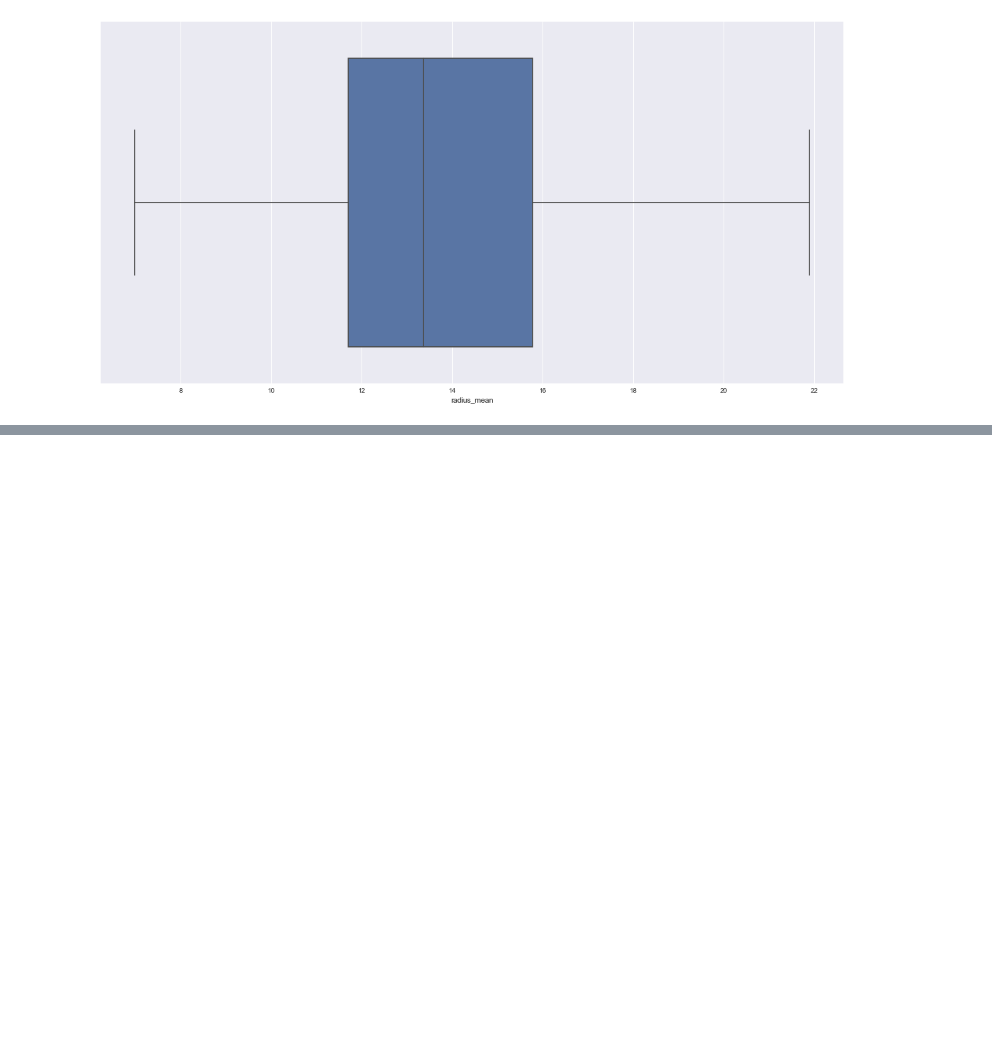
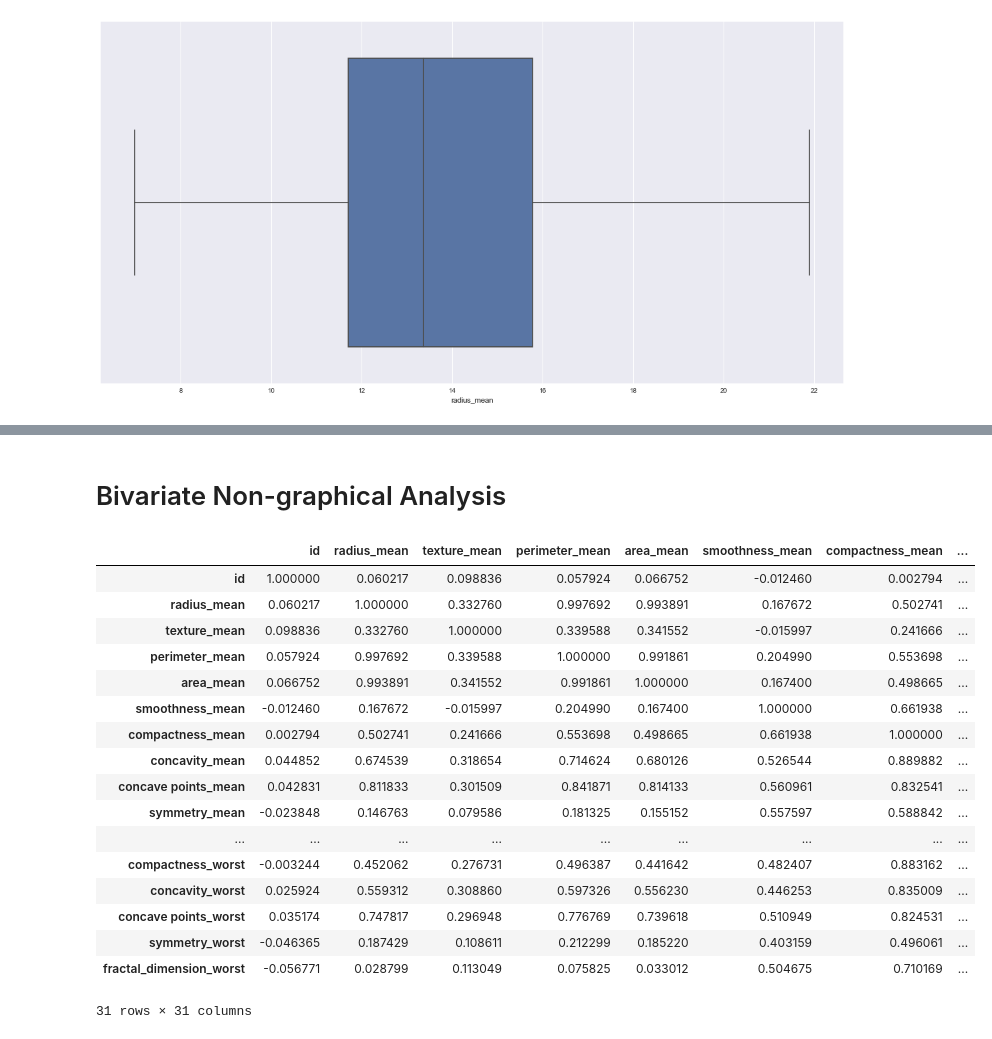
Before and after one commit to nahomfix/causal-inference, a Jupyter notebook: notebooks/eda.ipynb, the cells around one changed output, grey strips where cells are left out. Saved outputs shown, nothing was run; the diff lists cells and outputs as text; code cells hidden in the pictures; blank space fills up the shorter version.

```diff
--- a/notebooks/eda.ipynb
+++ b/notebooks/eda.ipynb
@@ -101,0 +145,23 @@ clean_df.to_csv(data_dir / "data_clean.csv", index=False)
+# %% [markdown]
+# Bivariate Non-graphical Analysis
+# %%
+data_visualizer.display_correlation_matrix(clean_df)
+# %% [output]
+|  | id | radius_mean | texture_mean | perimeter_mean | area_mean | smoothness_mean | compactness_mean | ... |
+| id | 1.000000 | 0.060217 | 0.098836 | 0.057924 | 0.066752 | -0.012460 | 0.002794 | ... |
+| radius_mean | 0.060217 | 1.000000 | 0.332760 | 0.997692 | 0.993891 | 0.167672 | 0.502741 | ... |
+| texture_mean | 0.098836 | 0.332760 | 1.000000 | 0.339588 | 0.341552 | -0.015997 | 0.241666 | ... |
+| perimeter_mean | 0.057924 | 0.997692 | 0.339588 | 1.000000 | 0.991861 | 0.204990 | 0.553698 | ... |
+| area_mean | 0.066752 | 0.993891 | 0.341552 | 0.991861 | 1.000000 | 0.167400 | 0.498665 | ... |
+| smoothness_mean | -0.012460 | 0.167672 | -0.015997 | 0.204990 | 0.167400 | 1.000000 | 0.661938 | ... |
+| compactness_mean | 0.002794 | 0.502741 | 0.241666 | 0.553698 | 0.498665 | 0.661938 | 1.000000 | ... |
+| concavity_mean | 0.044852 | 0.674539 | 0.318654 | 0.714624 | 0.680126 | 0.526544 | 0.889882 | ... |
+| concave points_mean | 0.042831 | 0.811833 | 0.301509 | 0.841871 | 0.814133 | 0.560961 | 0.832541 | ... |
+| symmetry_mean | -0.023848 | 0.146763 | 0.079586 | 0.181325 | 0.155152 | 0.557597 | 0.588842 | ... |
+| ... | ... | ... | ... | ... | ... | ... | ... | ... |
+| compactness_worst | -0.003244 | 0.452062 | 0.276731 | 0.496387 | 0.441642 | 0.482407 | 0.883162 | ... |
+| concavity_worst | 0.025924 | 0.559312 | 0.308860 | 0.597326 | 0.556230 | 0.446253 | 0.835009 | ... |
+| concave points_worst | 0.035174 | 0.747817 | 0.296948 | 0.776769 | 0.739618 | 0.510949 | 0.824531 | ... |
+| symmetry_worst | -0.046365 | 0.187429 | 0.108611 | 0.212299 | 0.185220 | 0.403159 | 0.496061 | ... |
+| fractal_dimension_worst | -0.056771 | 0.028799 | 0.113049 | 0.075825 | 0.033012 | 0.504675 | 0.710169 | ... |
+31 rows × 31 columns
```
Also changed, not shown: parts of 8 cells of this notebook, 1 other file.
